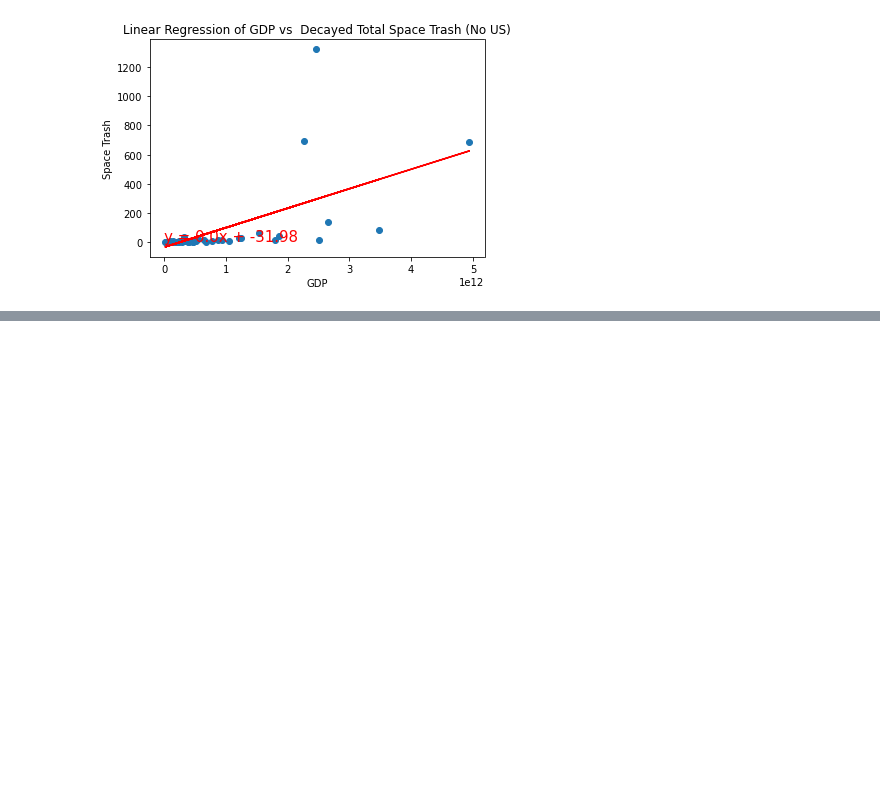
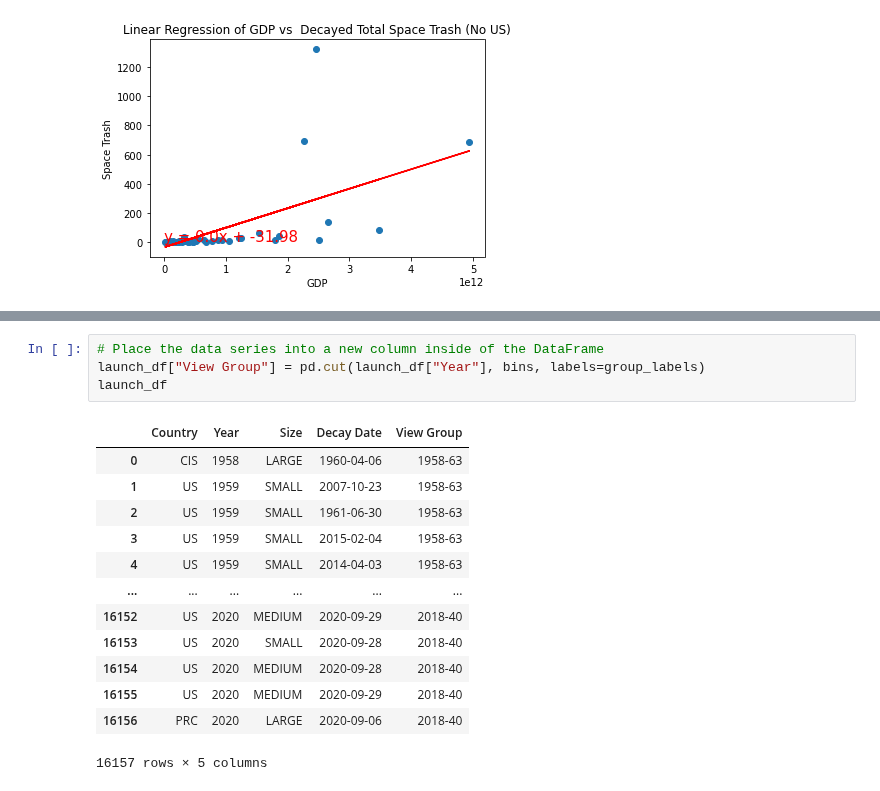
Before and after one commit to doublealogic/armageddon-neo-objects-space-junk, a Jupyter notebook: Data_Analysis/space_main.ipynb, the cells around one changed output, grey strips where cells are left out. Drawn from its saved outputs; the diff is of its cells as text; blank space fills up the shorter version.

```diff
--- a/Data_Analysis/space_main.ipynb
+++ b/Data_Analysis/space_main.ipynb
@@ -247,0 +288,18 @@ The r-value is: 0.6
+# %%
+# Place the data series into a new column inside of the DataFrame
+launch_df["View Group"] = pd.cut(launch_df["Year"], bins, labels=group_labels)
+launch_df
+# %% [output]
+|  | Country | Year | Size | Decay Date | View Group |
+| 0 | CIS | 1958 | LARGE | 1960-04-06 | 1958-63 |
+| 1 | US | 1959 | SMALL | 2007-10-23 | 1958-63 |
+| 2 | US | 1959 | SMALL | 1961-06-30 | 1958-63 |
+| 3 | US | 1959 | SMALL | 2015-02-04 | 1958-63 |
+| 4 | US | 1959 | SMALL | 2014-04-03 | 1958-63 |
+| ... | ... | ... | ... | ... | ... |
+| 16152 | US | 2020 | MEDIUM | 2020-09-29 | 2018-40 |
+| 16153 | US | 2020 | SMALL | 2020-09-28 | 2018-40 |
+| 16154 | US | 2020 | MEDIUM | 2020-09-28 | 2018-40 |
+| 16155 | US | 2020 | MEDIUM | 2020-09-29 | 2018-40 |
+| 16156 | PRC | 2020 | LARGE | 2020-09-06 | 2018-40 |
+16157 rows × 5 columns
```
Also changed, not shown: parts of 6 cells of this notebook, 1 other file.
